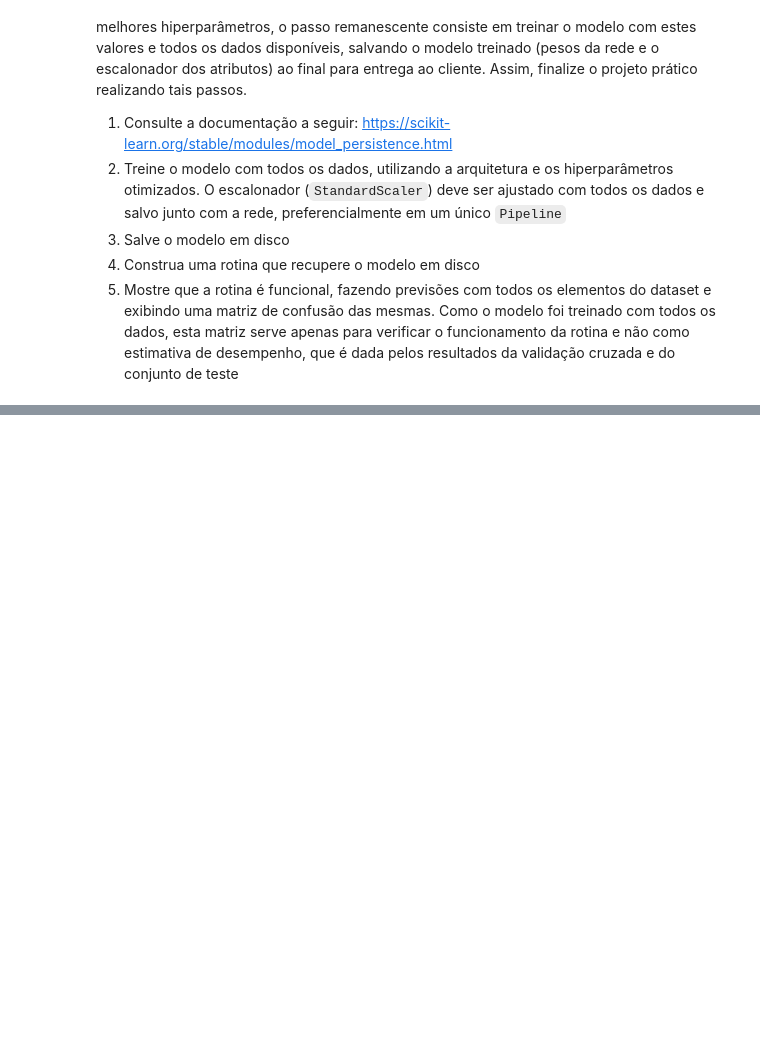
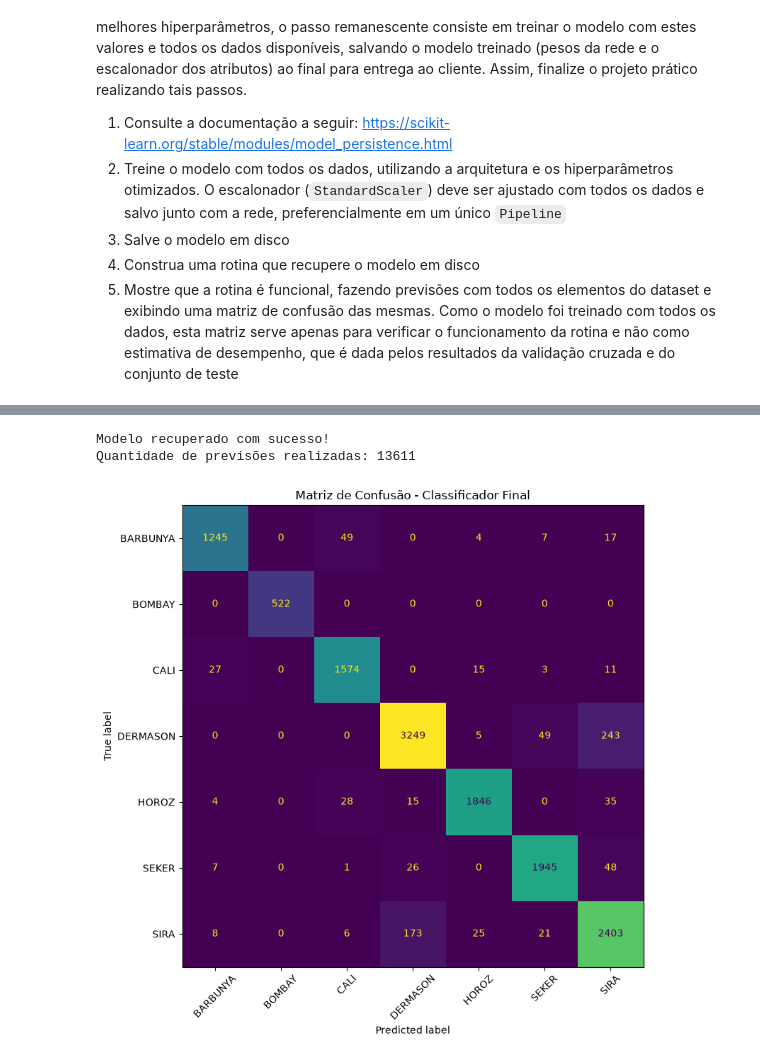
Before and after one commit to Jaum36/Trabalho_Pratico_Redes_Neurais_2.2, a Jupyter notebook: PP2.2.3 - Validacao Cruzada e Busca em Grade.ipynb, the cells around one changed output, grey strips where cells are left out. Drawn from its saved outputs; the diff is of its cells as text; code cells hidden in the pictures; blank space fills up the shorter version.

```diff
--- a/PP2.2.3 - Validacao Cruzada e Busca em Grade.ipynb
+++ b/PP2.2.3 - Validacao Cruzada e Busca em Grade.ipynb
@@ -306,0 +352,50 @@ https://scikit-learn.org/stable/modules/model_persistence.html
+# %%
+
+# Rotina para recuperar o classificador salvo
+def carregar_classificador(caminho="modelos/classificador_feijao.joblib"):
+    return joblib.load(caminho)
+
+
+# Recuperação do modelo
+modelo_carregado = carregar_classificador()
+
+print("Modelo recuperado com sucesso!")
+
+# Previsões utilizando o modelo recuperado
+y_pred_todos = modelo_carregado.predict(X)
+
+print("Quantidade de previsões realizadas:", len(y_pred_todos))
+# %% [output]
+Modelo recuperado com sucesso!
+Quantidade de previsões realizadas: 13611
+# %%
+# Classes reconhecidas pelo classificador
+classes = modelo_carregado.named_steps["mlp"].classes_
+
+# Matriz de confusão
+matriz = confusion_matrix(
+    y,
+    y_pred_todos,
+    labels=classes
+)
+
+# Exibição gráfica
+disp = ConfusionMatrixDisplay(
+    confusion_matrix=matriz,
+    display_labels=classes
+)
+
+fig, ax = plt.subplots(figsize=(10, 8))
+
+disp.plot(
+    ax=ax,
+    xticks_rotation=45,
+    values_format="d",
+    colorbar=False
+)
+
+ax.set_title("Matriz de Confusão - Classificador Final")
+plt.tight_layout()
+plt.show()
+# %% [output]
+[figure, added]
```
Also changed, not shown: parts of 1 cell of this notebook.
